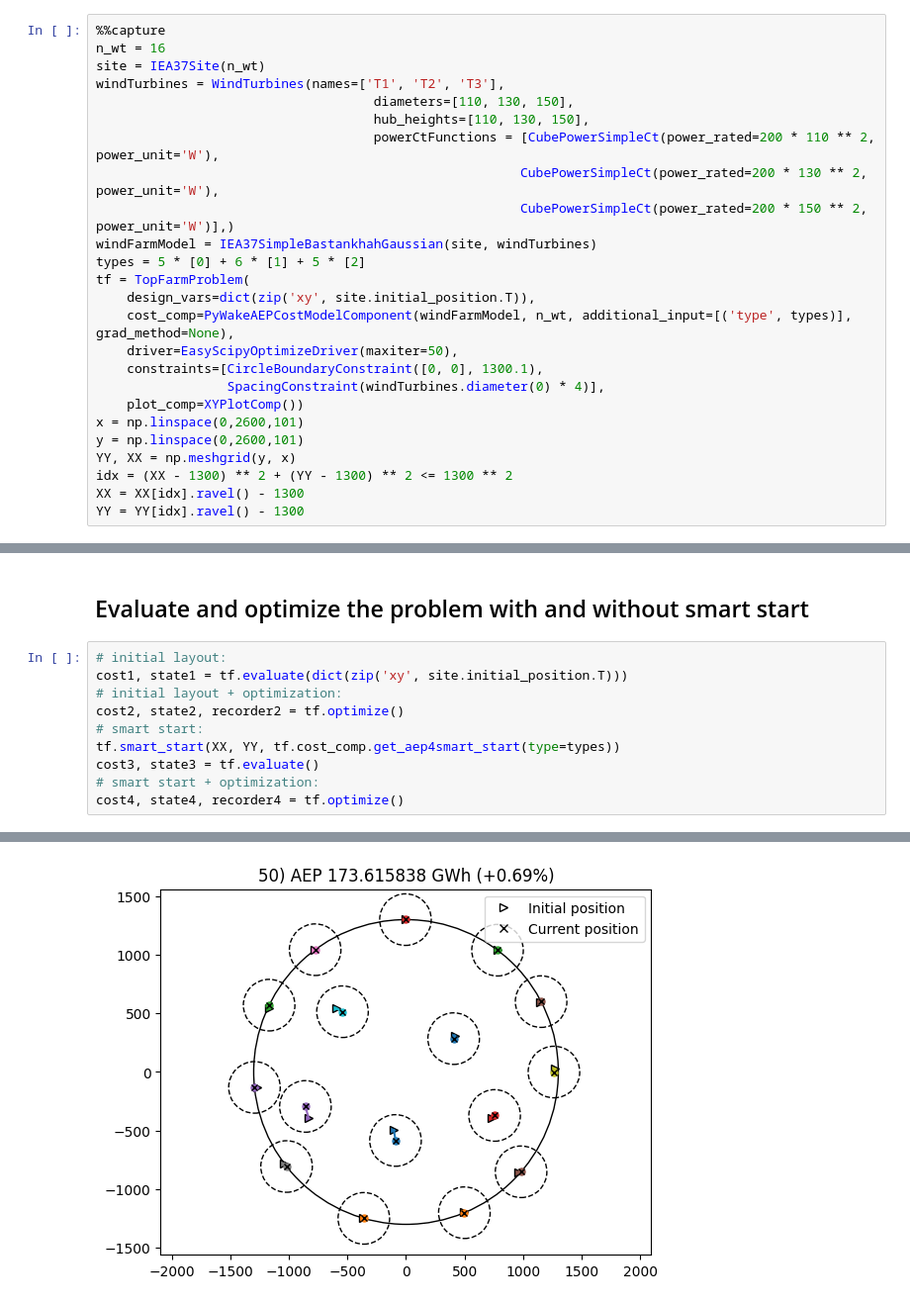
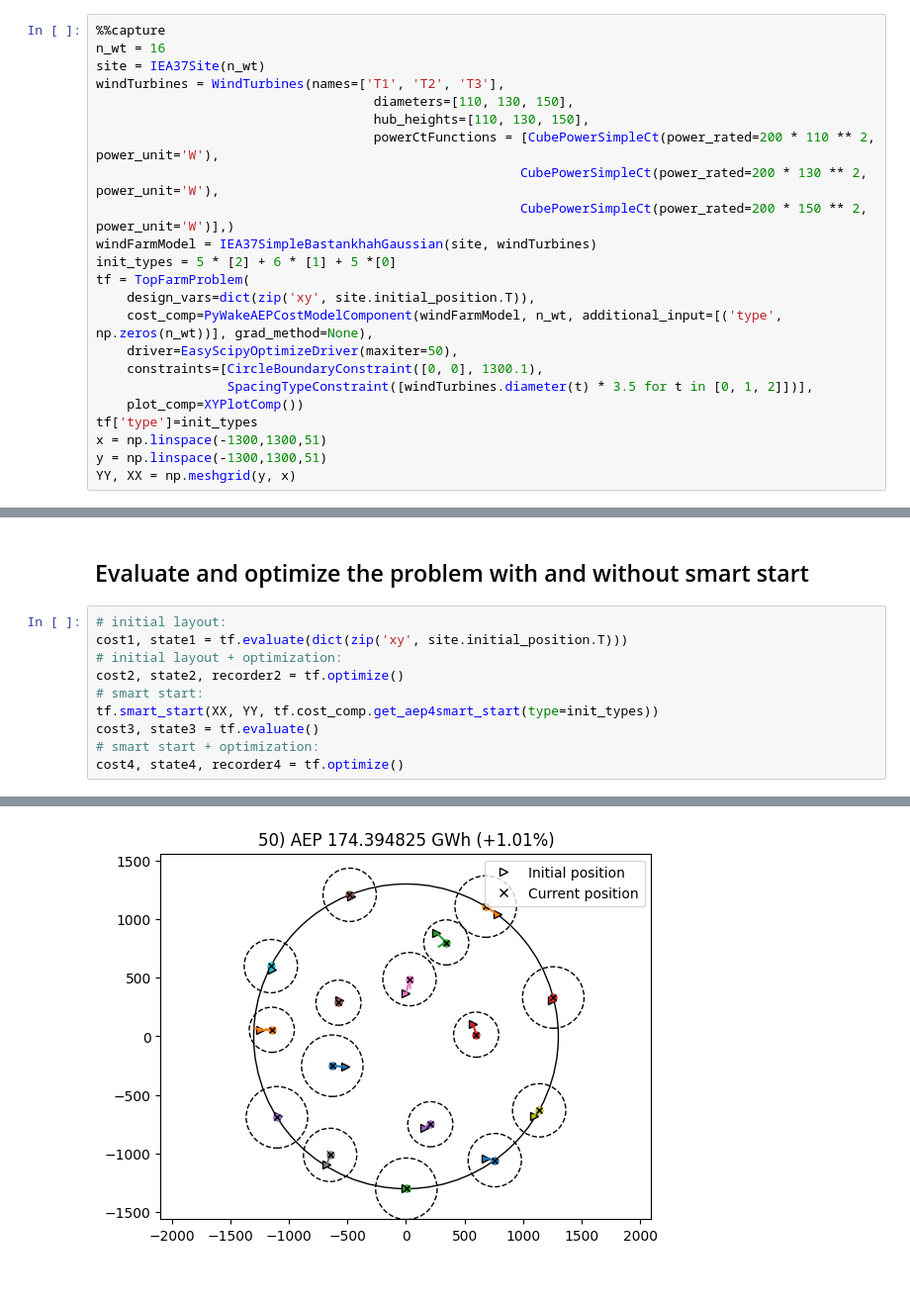
Before and after one commit to DTUWindEnergy/TopFarm2, a Jupyter notebook: docs/notebooks/smart_start_with_predefined_types.ipynb, the cells around one changed output, grey strips where cells are left out. Shown at 99% size. Drawn from its saved outputs; the diff is of its cells as text.

```diff
--- a/docs/notebooks/smart_start_with_predefined_types.ipynb
+++ b/docs/notebooks/smart_start_with_predefined_types.ipynb
@@ -35,17 +35,15 @@ windTurbines = WindTurbines(names=['T1', 'T2', 'T3'],
                                                        CubePowerSimpleCt(power_rated=200 * 130 ** 2, power_unit='W'),
                                                        CubePowerSimpleCt(power_rated=200 * 150 ** 2, power_unit='W')],)
 windFarmModel = IEA37SimpleBastankhahGaussian(site, windTurbines)
-types = 5 * [0] + 6 * [1] + 5 * [2]
+init_types = 5 * [2] + 6 * [1] + 5 *[0]
 tf = TopFarmProblem(
     design_vars=dict(zip('xy', site.initial_position.T)),
-    cost_comp=PyWakeAEPCostModelComponent(windFarmModel, n_wt, additional_input=[('type', types)], grad_method=None),
+    cost_comp=PyWakeAEPCostModelComponent(windFarmModel, n_wt, additional_input=[('type', np.zeros(n_wt))], grad_method=None),
     driver=EasyScipyOptimizeDriver(maxiter=50),
     constraints=[CircleBoundaryConstraint([0, 0], 1300.1),
-                 SpacingConstraint(windTurbines.diameter(0) * 4)],
+                 SpacingTypeConstraint([windTurbines.diameter(t) * 3.5 for t in [0, 1, 2]])],
     plot_comp=XYPlotComp())
-x = np.linspace(0,2600,101)
-y = np.linspace(0,2600,101)
+tf['type']=init_types
+x = np.linspace(-1300,1300,51)
+y = np.linspace(-1300,1300,51)
 YY, XX = np.meshgrid(y, x)
-idx = (XX - 1300) ** 2 + (YY - 1300) ** 2 <= 1300 ** 2
-XX = XX[idx].ravel() - 1300
-YY = YY[idx].ravel() - 1300
@@ -57,7 +64,7 @@ cost1, state1 = tf.evaluate(dict(zip('xy', site.initial_position.T)))
 # initial layout + optimization:
 cost2, state2, recorder2 = tf.optimize()
 # smart start:
-tf.smart_start(XX, YY, tf.cost_comp.get_aep4smart_start(type=types))
+tf.smart_start(XX, YY, tf.cost_comp.get_aep4smart_start(type=init_types))
 cost3, state3 = tf.evaluate()
 # smart start + optimization:
 cost4, state4, recorder4 = tf.optimize()
@@ -109,10 +116,10 @@ Iteration limit reached    (Exit mode 9)
             Iterations: 50
             Function evaluations: 50
             Gradient evaluations: 50
 Optimization FAILED.
 Iteration limit reached
 -----------------------------------
-[figure, old version]
+[figure, new version]
 # %%
 costs = [cost1, cost2, cost3, cost4]
 strings = ['initial', 'initial + 50 iter. optimization', 'smart start', 'smart start + 50 iter. optimization']
```
Also changed, not shown: parts of 4 cells of this notebook, 14 other files.
